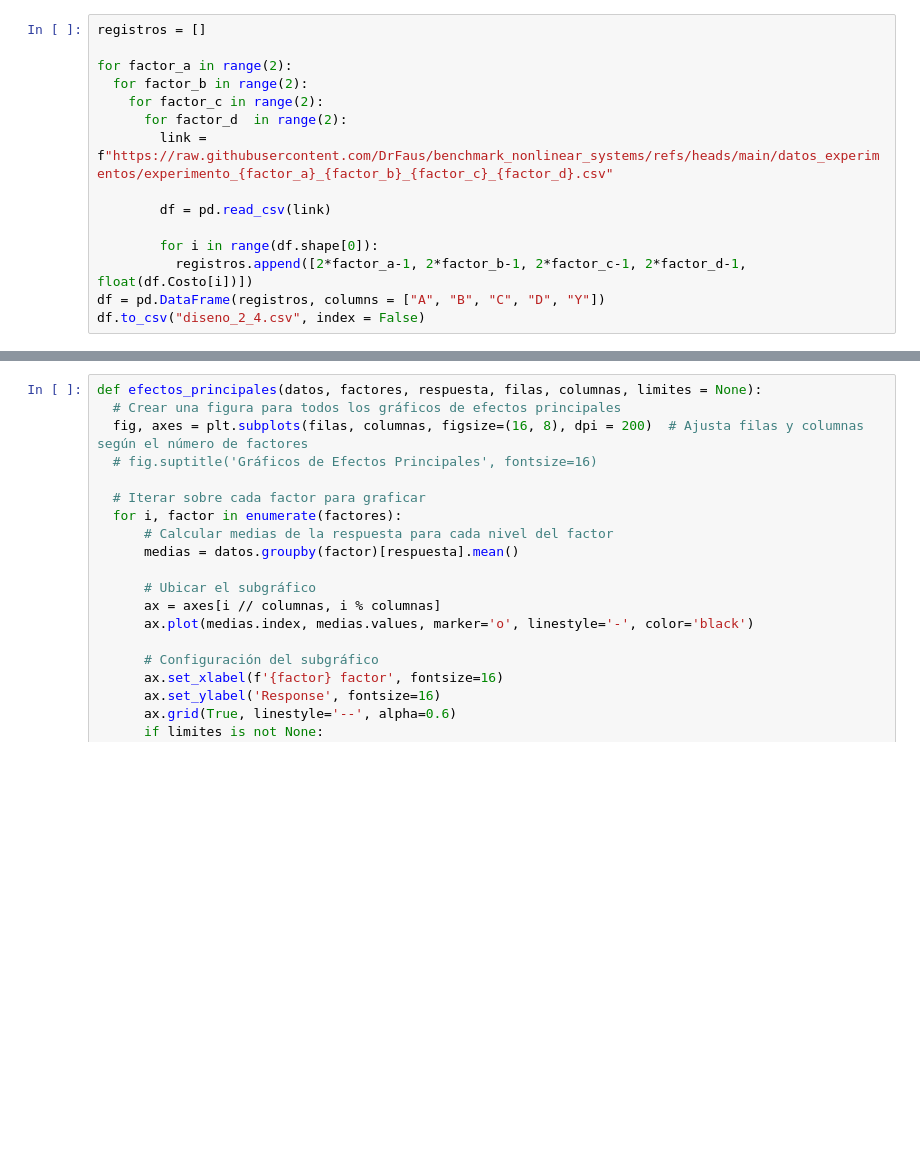
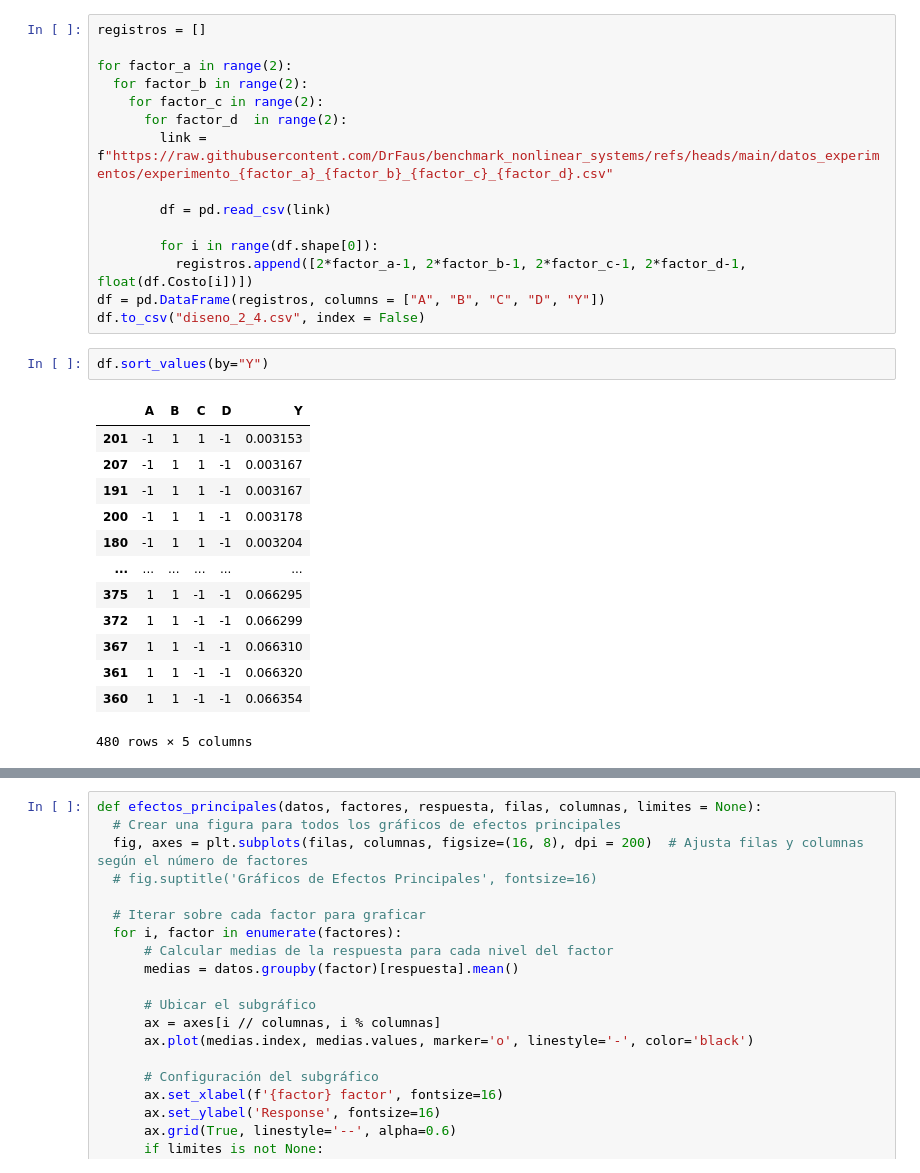
Before and after one commit to DrFaus/benchmark_nonlinear_systems, a Jupyter notebook: DOE_2k.ipynb, the cells around one changed output, grey strips where cells are left out. Cells and saved outputs as stored; diff of their text form; blank space fills up the shorter version.

```diff
--- a/DOE_2k.ipynb
+++ b/DOE_2k.ipynb
@@ -25,3 +25,19 @@ for factor_a in range(2):
           registros.append([2*factor_a-1, 2*factor_b-1, 2*factor_c-1, 2*factor_d-1, float(df.Costo[i])])
 df = pd.DataFrame(registros, columns = ["A", "B", "C", "D", "Y"])
 df.to_csv("diseno_2_4.csv", index = False)
+# %%
+df.sort_values(by="Y")
+# %% [output]
+|  | A | B | C | D | Y |
+| 201 | -1 | 1 | 1 | -1 | 0.003153 |
+| 207 | -1 | 1 | 1 | -1 | 0.003167 |
+| 191 | -1 | 1 | 1 | -1 | 0.003167 |
+| 200 | -1 | 1 | 1 | -1 | 0.003178 |
+| 180 | -1 | 1 | 1 | -1 | 0.003204 |
+| ... | ... | ... | ... | ... | ... |
+| 375 | 1 | 1 | -1 | -1 | 0.066295 |
+| 372 | 1 | 1 | -1 | -1 | 0.066299 |
+| 367 | 1 | 1 | -1 | -1 | 0.066310 |
+| 361 | 1 | 1 | -1 | -1 | 0.066320 |
+| 360 | 1 | 1 | -1 | -1 | 0.066354 |
+480 rows × 5 columns
```
Also changed, not shown: parts of 5 cells of this notebook.
